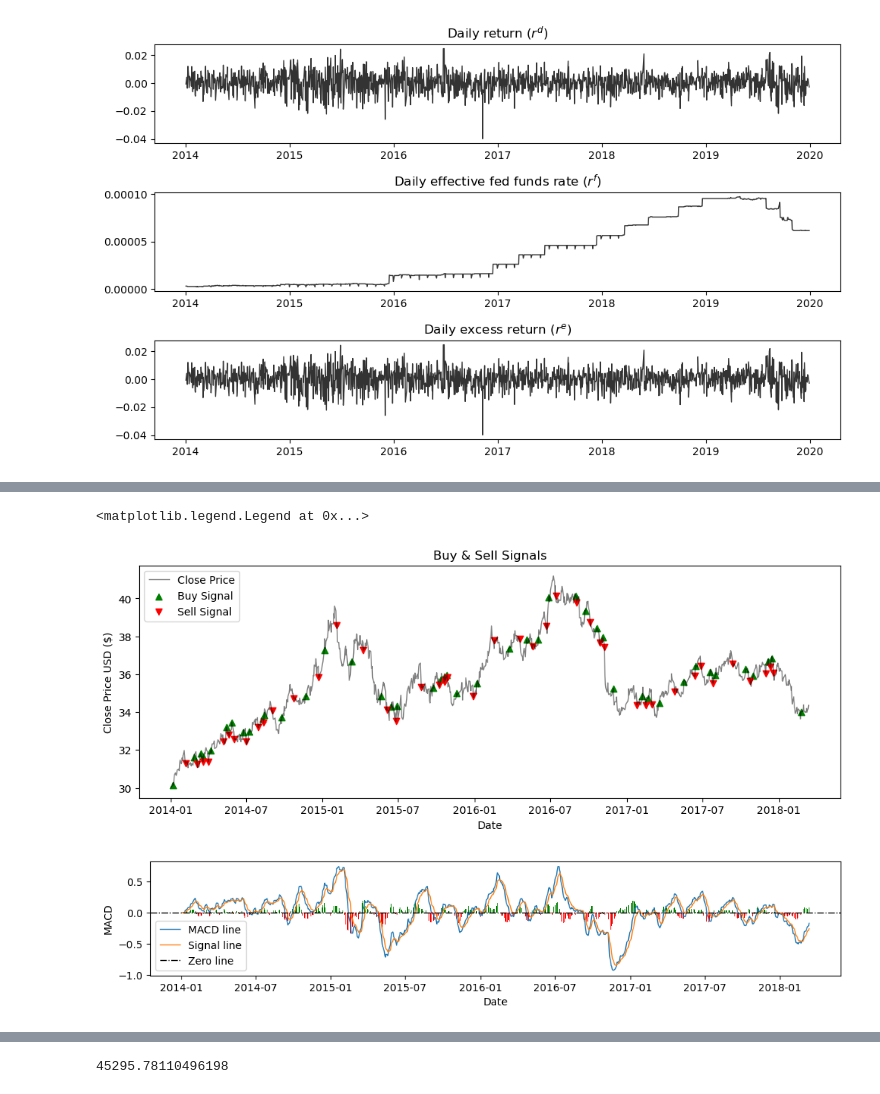
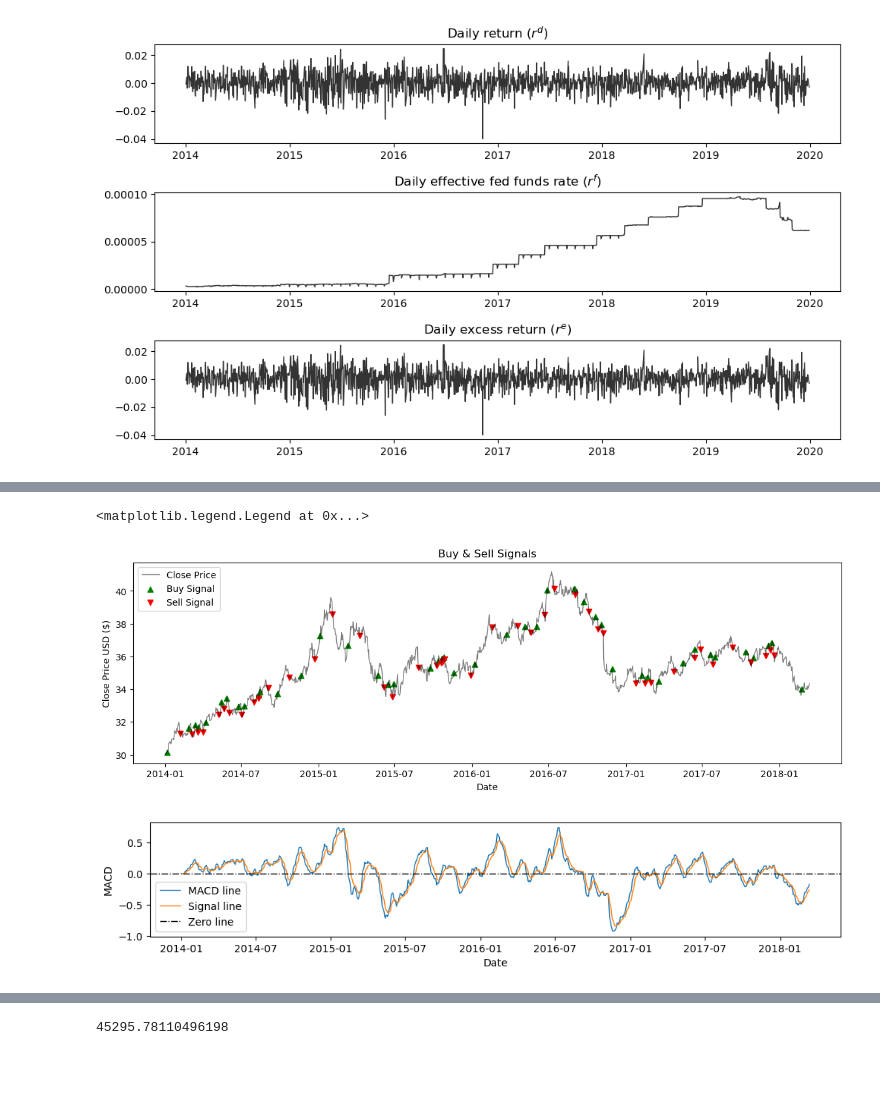
Before and after one commit to MC-Kangan/Algo_Trading_ETF_Trading_Strategy, a Jupyter notebook: MACD_strategy.ipynb, the cells around one changed output, grey strips where cells are left out. Cells and saved outputs as stored; diff of their text form; code cells hidden in the pictures; blank space fills up the shorter version.

```diff
--- a/MACD_strategy.ipynb
+++ b/MACD_strategy.ipynb
@@ -150,15 +71,3 @@ plt.bar(df['Date'], df['macd_hist'], color = color)
-# %%
-regime = [0]
-macd_hist = np.array(df['macd_hist'])
-for i in range(1, len(macd_hist)):
-    if macd_hist[i] >= 0 and macd_hist[i-1] < 0:
-        regime.append(1)
-    elif macd_hist[i] <= 0 and macd_hist[i-1] > 0:
-        regime.append(-1)
-    else:
-        regime.append(0)
-
-df['Signal'] = regime
 # %%
 df.head()
 # %% [output]
@@ -181 +86,15 @@ df_test
+# %%
+# Trading signal
+regime = [0]
+macd_hist = np.array(df['macd_hist'])
+for i in range(1, len(macd_hist)):
+    if macd_hist[i] >= 0 and macd_hist[i-1] < 0:
+        regime.append(1)
+    elif macd_hist[i] <= 0 and macd_hist[i-1] > 0:
+        regime.append(-1)
+    else:
+        regime.append(0)
+
+regime_train = regime[:train_size]
+regime_test = regime[train_size:]
 # %%
@@ -315,4 +115,0 @@ plot_position(df['Date'], RES['theta'], RES['V_total'], leverage=LEVERAGE)
-# %%
-train_set = df[:int(len(df) * TRAINSIZE)]
-test_set = df[int(len(df) * TRAINSIZE):]
-train_set
@@ -348,29 +116,29 @@ plot_PnL(train_set['Date'], result_train['dV'], result_train['dVcap'], result_tr
 # %%
 
-plot_signals(strategy_data=train_set, signal = train_set['Signal'])
+plot_signals(strategy_data=train_set, signal = regime_train)
 fig, ax = plt.subplots(1, 1, figsize = (12, 2))
 ax.set_xlabel('Date')
 ax.set_ylabel('MACD')
 
-buy_macd = np.array(train_set['macd'])[np.where(train_set['Signal'] == 1)]
-buy_macd_time = np.array(train_set['Date'])[np.where(train_set['Signal'] == 1)]
-sell_macd = np.array(train_set['macd'])[np.where(train_set['Signal'] == -1)]
-sell_macd_time = np.array(train_set['Date'])[np.where(train_set['Signal'] == -1)]
+buy_macd = np.array(train_set['macd'])[np.where(regime_train == 1)]
+buy_macd_time = np.array(train_set['Date'])[np.where(regime_train == 1)]
+sell_macd = np.array(train_set['macd'])[np.where(regime_train == -1)]
+sell_macd_time = np.array(train_set['Date'])[np.where(regime_train == -1)]
 
 ax.plot(train_set['Date'], train_set['macd'], lw = 1, label = 'MACD line')
 ax.plot(train_set['Date'], train_set['macd_signal'], lw = 1, label = 'Signal line')
 ax.axhline(y = 0, color = 'black', lw = 1, ls = '-.', label = 'Zero line')
 # plt.scatter(buy_macd_time, buy_macd, label='Buy Signal', marker='^', alpha=1, color='green')
 # plt.scatter(sell_macd_time, sell_macd, label='Sell Signal', marker='v', alpha=1, color='red')
 
 color = np.where(train_set['macd_hist'] >= 0, 'green', 'red')
 
 # plt.plot(df['Date'], df['macd'], label = 'MACD')
 # plt.plot(df['Date'], df['macd_signal'], label = 'Signal')
-ax.bar(train_set['Date'], train_set['macd_hist'], color = color)
+# ax.bar(train_set['Date'], train_set['macd_hist'], color = color)
 ax.legend(loc='lower left')
 # %% [output]
 <matplotlib.legend.Legend at 0x...>
-[figure, old version]
+[figure, new version]
-[figure, old version]
+[figure, new version]
 # %%
```
Also changed, not shown: parts of 31 cells of this notebook, 5 other files.
